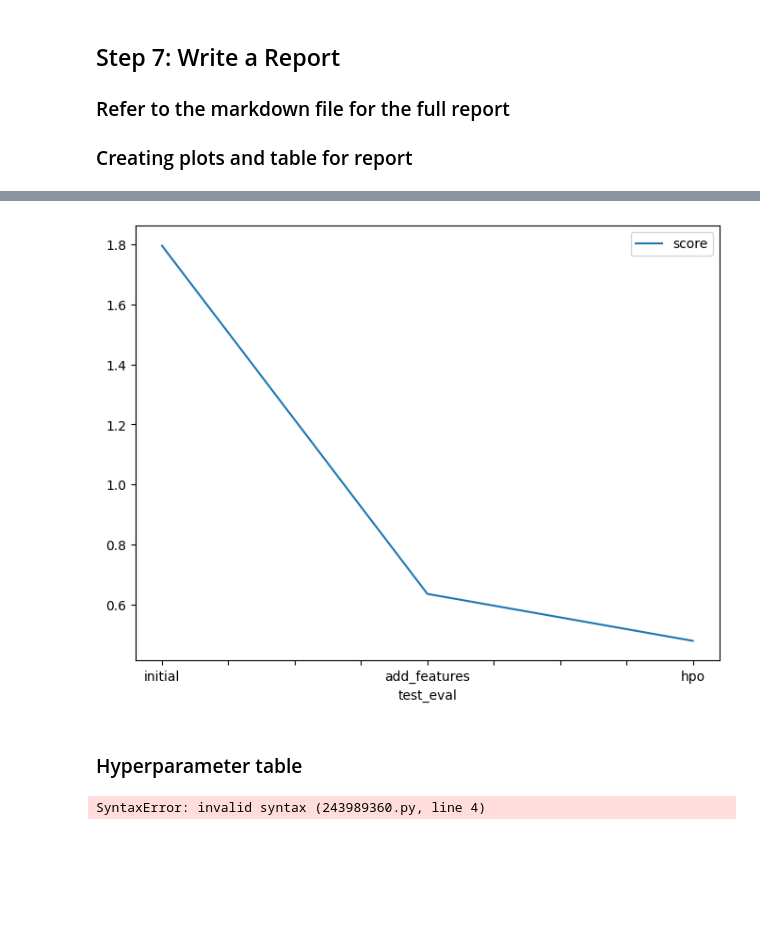
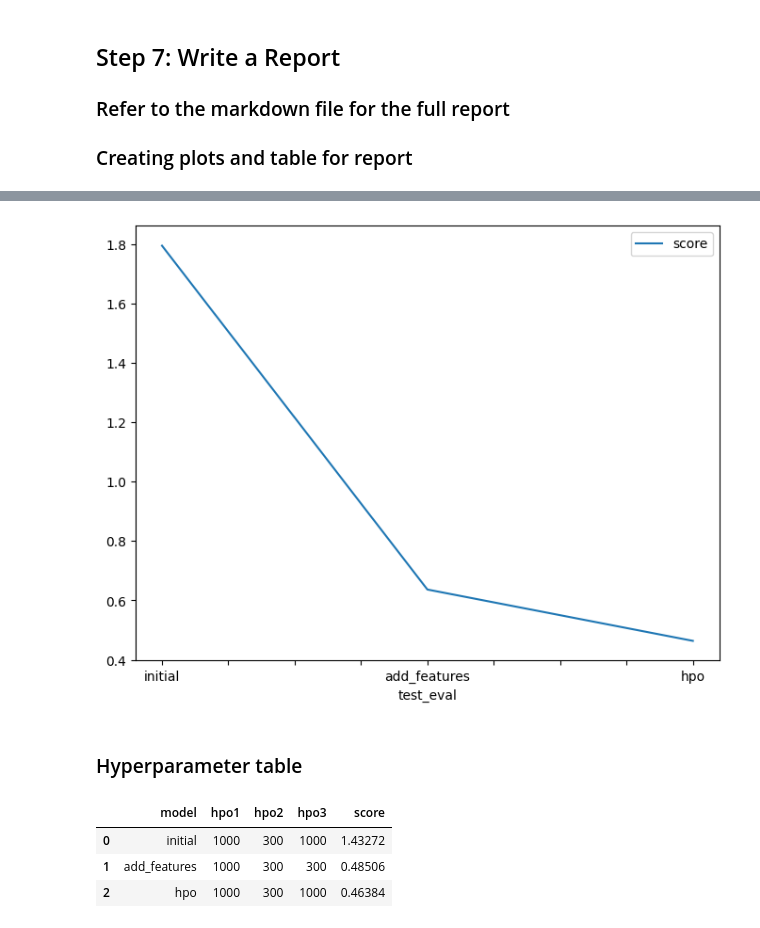
Before and after one commit to Mach-web/bike_sharing, a Jupyter notebook: project/project-template.ipynb, the cells around one changed output, grey strips where cells are left out. Saved outputs shown, nothing was run; the diff lists cells and outputs as text; code cells hidden in the pictures; blank space fills up the shorter version.

```diff
--- a/project/project-template.ipynb
+++ b/project/project-template.ipynb
@@ -784,24 +827,27 @@ fig.savefig('model_train_score.png')
 # %%
 # Take the 3 kaggle scores and creating a line plot to show improvement
 fig = pd.DataFrame(
     {
         "test_eval": ["initial", "add_features", "hpo"],
-        "score": [1.79465, 0.63665, 0.48056]
+        "score": [1.79465, 0.63665, 0.46384]
     }
 ).plot(x="test_eval", y="score", figsize=(8, 6)).get_figure()
 fig.savefig('model_test_score.png')
 # %% [output]
-[figure, old version]
+[figure, new version]
 # %% [markdown]
 ### Hyperparameter table
 # %%
 # The 3 hyperparameters we tuned with the kaggle score as the result
 pd.DataFrame({
     "model": ["initial", "add_features", "hpo"],
-    "hpo1": [?, 1000, 1000],
-    "hpo2": [?, 300, 300],
-    "hpo3": [?, 1000, 1000],
-    "score": [?, 1.43272, 0.46506]
+    "hpo1": [1000, 1000, 1000],
+    "hpo2": [300, 300, 300],
+    "hpo3": [1000, 300, 1000],
+    "score": [1.43272, 0.48506, 0.46384]
 })
 # %% [output]
-SyntaxError: invalid syntax (243989360.py, line 4)
+|  | model | hpo1 | hpo2 | hpo3 | score |
+| 0 | initial | 1000 | 300 | 1000 | 1.43272 |
+| 1 | add_features | 1000 | 300 | 300 | 0.48506 |
+| 2 | hpo | 1000 | 300 | 1000 | 0.46384 |
```
Also changed, not shown: parts of 16 cells of this notebook, 1 other file.
